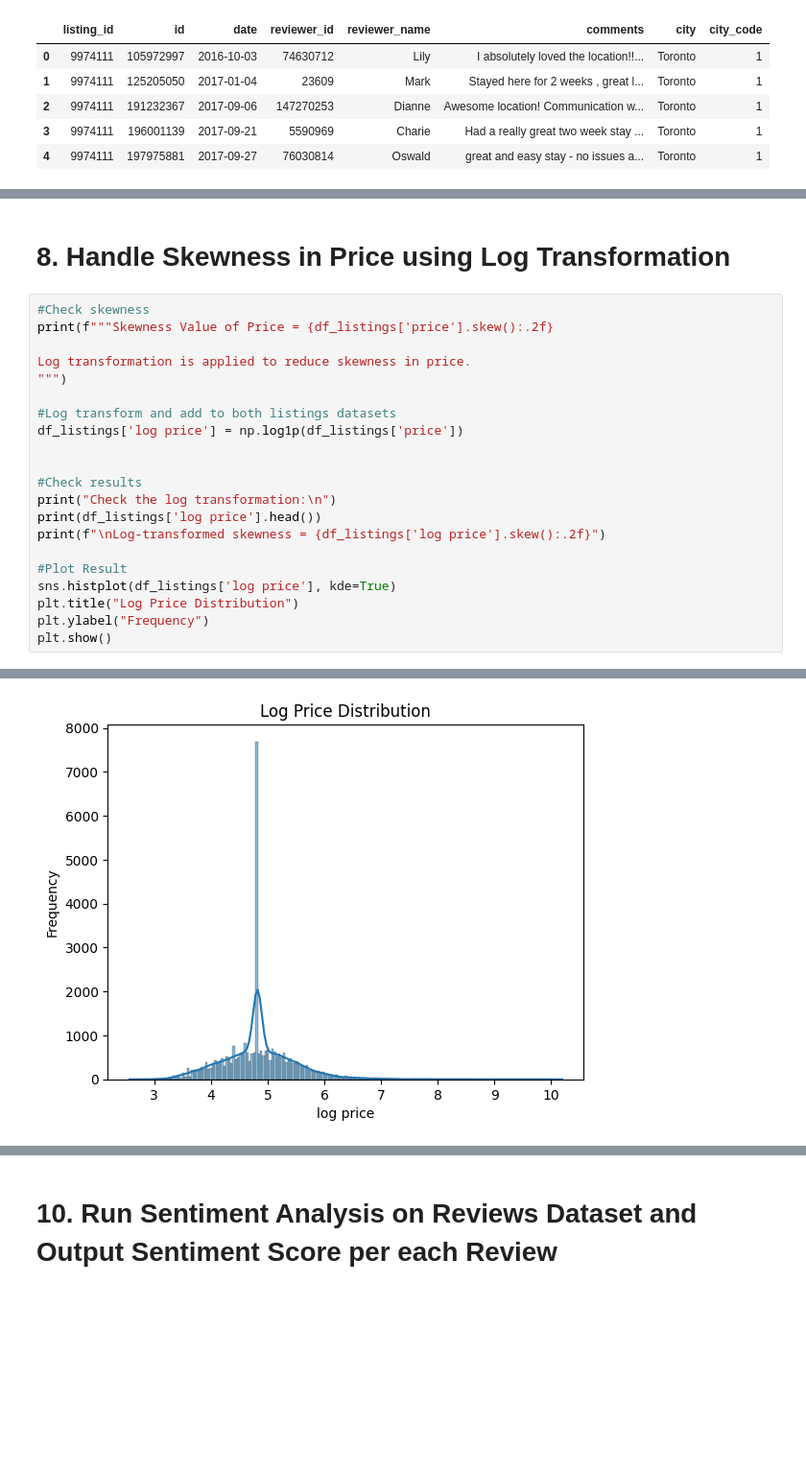
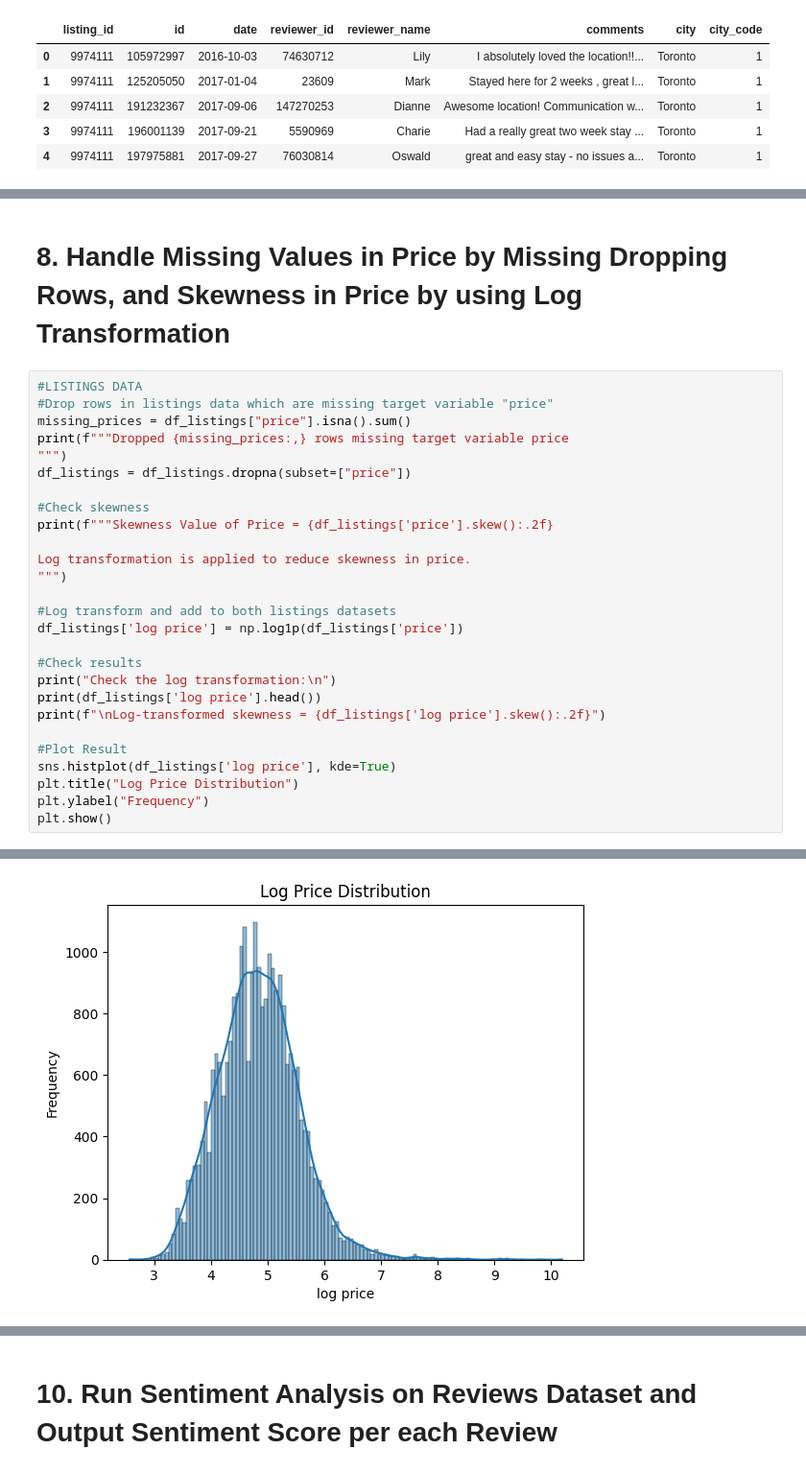
Before and after one commit to AgacheM/Analyzing-Toronto-Montreal-and-Ottawa-Airbnb-Datasets, a Jupyter notebook: CIND_820_Notebook_4_Modeling.ipynb, the cells around one changed output, grey strips where cells are left out. Shown at 96% size. Drawn from its saved outputs; the diff is of its cells as text; blank space fills up the shorter version.

```diff
--- a/CIND_820_Notebook_4_Modeling.ipynb
+++ b/CIND_820_Notebook_4_Modeling.ipynb
@@ -333,6 +420,13 @@ Check unique values of transformation from bathroom text to numeric: [ 3.   1.5
 # %% [markdown]
-# **8. Handle Skewness in Price using Log Transformation**
+# **8. Handle Missing Values in Price by Missing Dropping Rows, and Skewness in Price by using Log Transformation**
 # %%
+#LISTINGS DATA
+#Drop rows in listings data which are missing target variable "price"
+missing_prices = df_listings["price"].isna().sum()
+print(f"""Dropped {missing_prices:,} rows missing target variable price
+""")
+df_listings = df_listings.dropna(subset=["price"])
+
 #Check skewness
 print(f"""Skewness Value of Price = {df_listings['price'].skew():.2f}
 
@@ -341,7 +435,6 @@ Log transformation is applied to reduce skewness in price.
 
 #Log transform and add to both listings datasets
 df_listings['log price'] = np.log1p(df_listings['price'])
-
 
 #Check results
 print("Check the log transformation:\n")
@@ -371 +466 @@ Log-transformed skewness = 0.66
-[figure, old version]
+[figure, new version]
```
Also changed, not shown: parts of 58 cells of this notebook.
